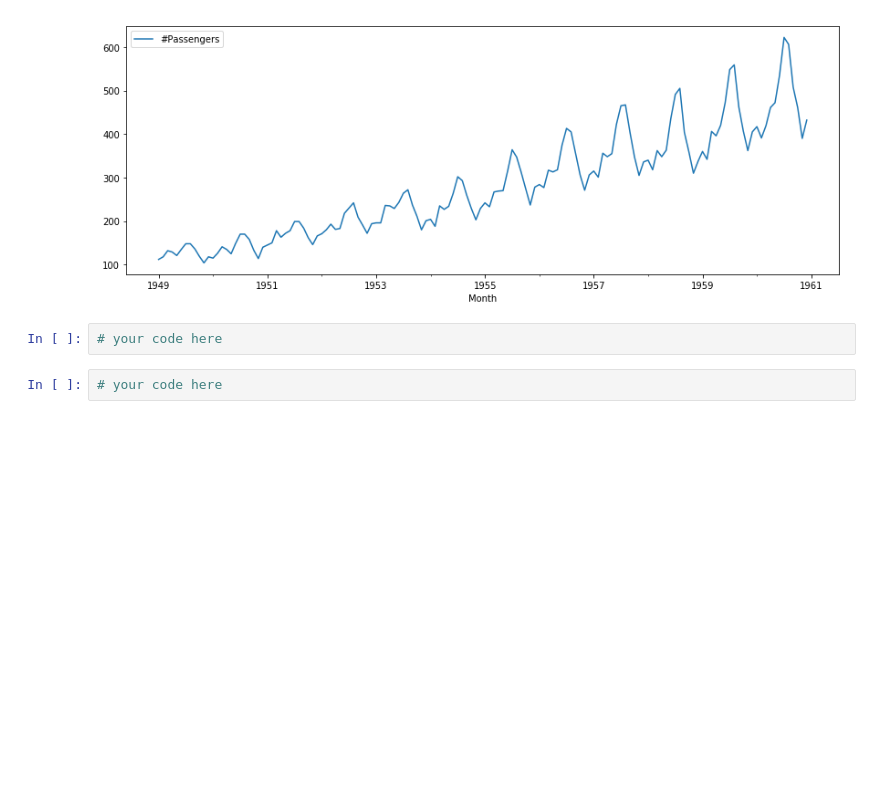
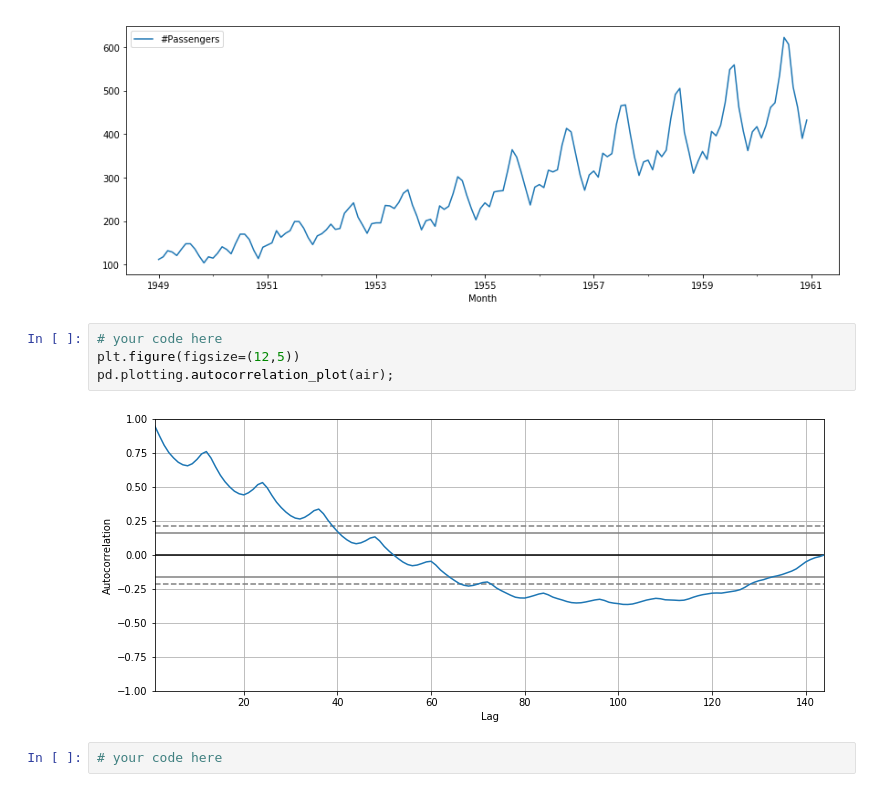
Before and after one commit to yuwenwang169/dsc-enterprise-hsbc-autocorrelation-in-time-series-lab-hsbc-ds-081319, a Jupyter notebook: index.ipynb, the cells around one changed output. Drawn from its saved outputs; the diff is of its cells as text; blank space fills up the shorter version.

```diff
--- a/index.ipynb
+++ b/index.ipynb
@@ -169,6 +169,10 @@ air.plot()
 [figure]
 # %%
 # your code here
+plt.figure(figsize=(12,5))
+pd.plotting.autocorrelation_plot(air);
+# %% [output]
+[figure, added]
 # %%
 # your code here
 # %%
```
